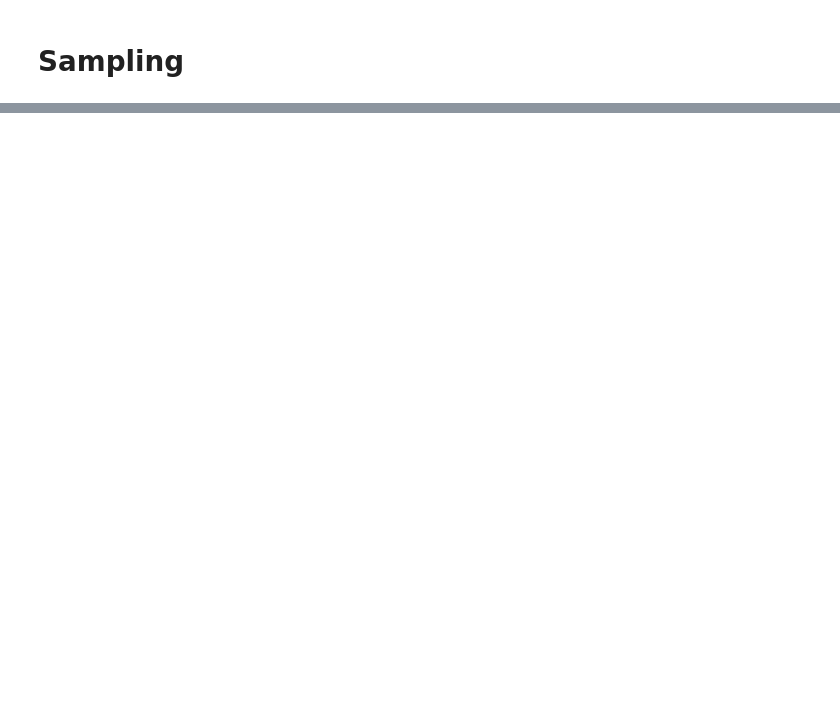
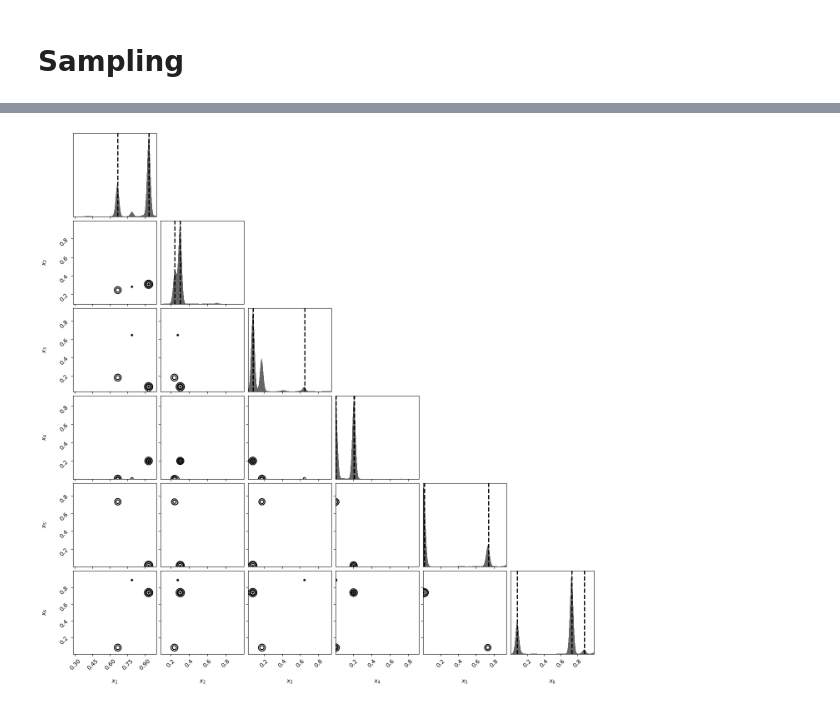
Before and after one commit to olive004/synbio_morpher, a Jupyter notebook: notebooks/17_optimisation.ipynb, the cells around one changed output, grey strips where cells are left out. Cells and saved outputs as stored; diff of their text form; code cells hidden in the pictures; blank space fills up the shorter version.

```diff
--- a/notebooks/17_optimisation.ipynb
+++ b/notebooks/17_optimisation.ipynb
@@ -262,0 +322,6 @@ Done:  0:00:00.515472
+# %%
+
+# Plot the 2-D marginalized posteriors.
+cfig, caxes = dyplot.cornerplot(sresults)
+# %% [output]
+[figure, added]
```
Also changed, not shown: parts of 14 cells of this notebook, 5 other files.
